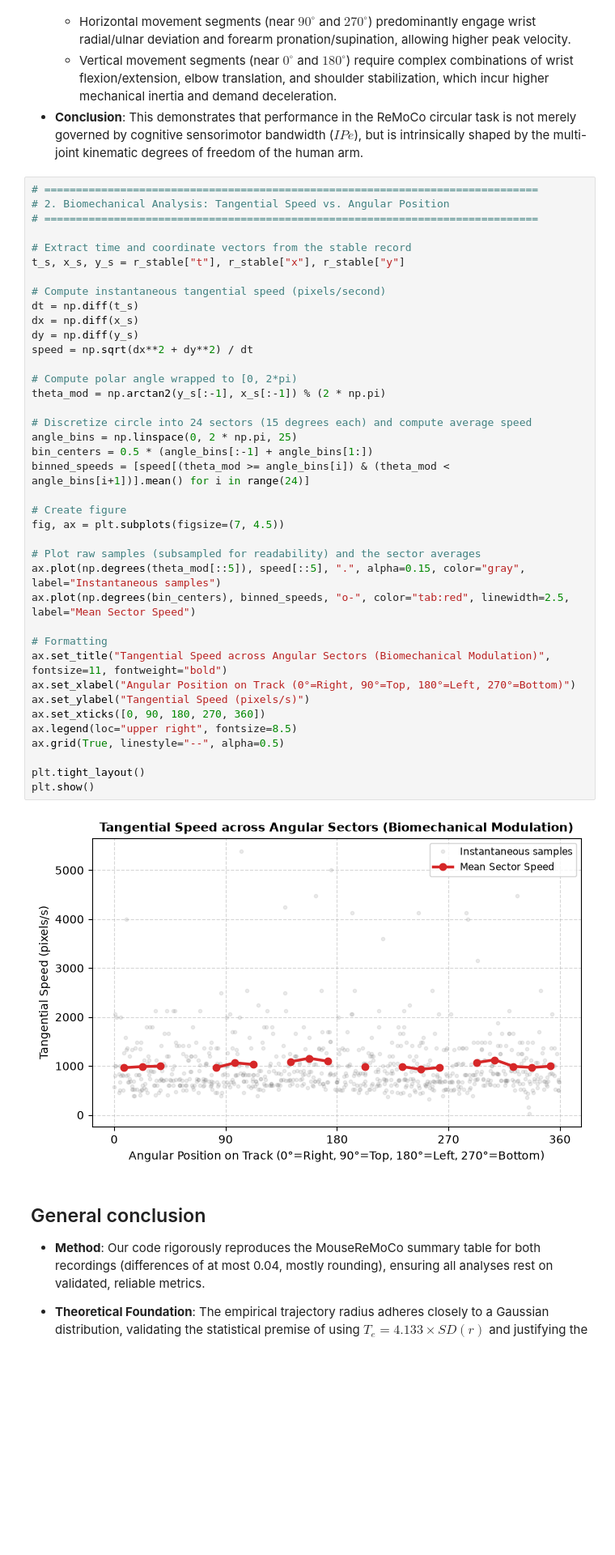
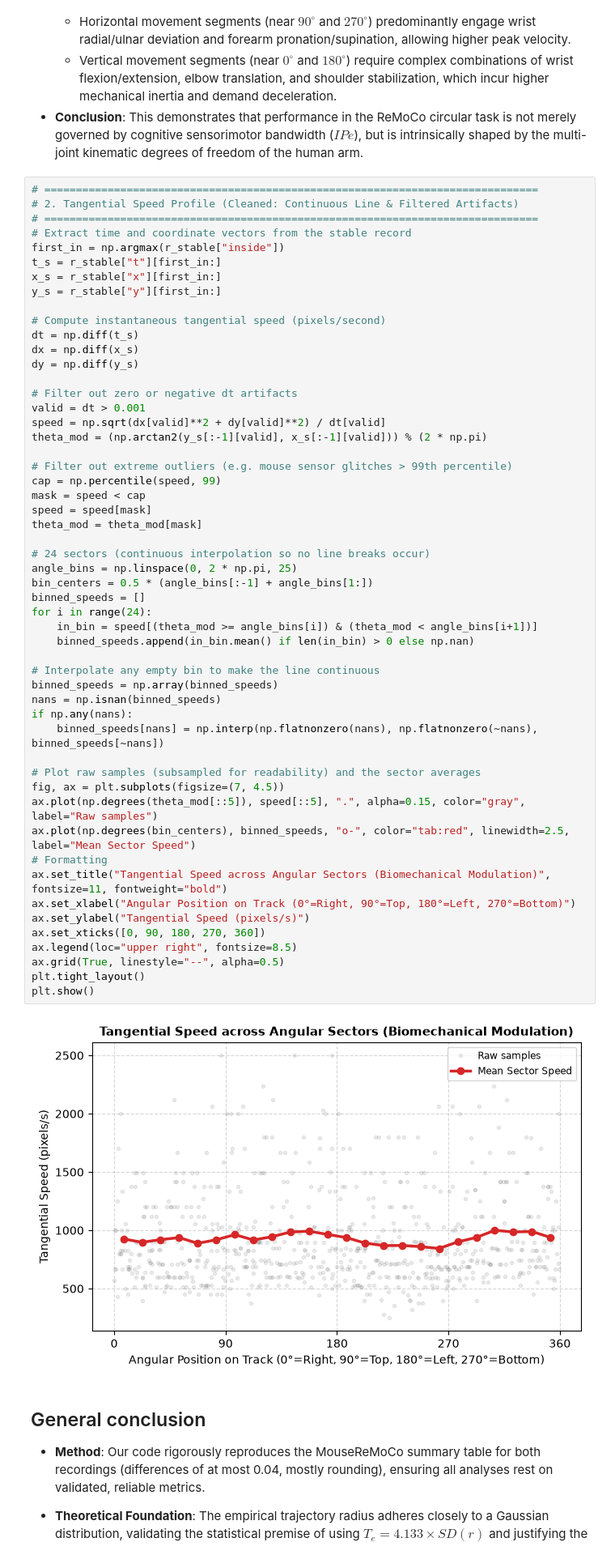
Before and after one commit to ValentinBAL-student/Circular-task, a Jupyter notebook: Comparative_analysis.ipynb, the cells around one changed output. Shown at 81% size. Drawn from its saved outputs; the diff is of its cells as text; blank space fills up the shorter version.

```diff
--- a/Comparative_analysis.ipynb
+++ b/Comparative_analysis.ipynb
@@ -202,45 +201,59 @@ plt.show()
 - **Conclusion**: This demonstrates that performance in the ReMoCo circular task is not merely governed by cognitive sensorimotor bandwidth ($IPe$), but is intrinsically shaped by the multi-joint kinematic degrees of freedom of the human arm.
 # %%
 # ==============================================================================
-# 2. Biomechanical Analysis: Tangential Speed vs. Angular Position
+# 2. Tangential Speed Profile (Cleaned: Continuous Line & Filtered Artifacts)
 # ==============================================================================
-
 # Extract time and coordinate vectors from the stable record
-t_s, x_s, y_s = r_stable["t"], r_stable["x"], r_stable["y"]
+first_in = np.argmax(r_stable["inside"])
+t_s = r_stable["t"][first_in:]
+x_s = r_stable["x"][first_in:]
+y_s = r_stable["y"][first_in:]
 
 # Compute instantaneous tangential speed (pixels/second)
 dt = np.diff(t_s)
 dx = np.diff(x_s)
 dy = np.diff(y_s)
-speed = np.sqrt(dx**2 + dy**2) / dt
 
-# Compute polar angle wrapped to [0, 2*pi)
-theta_mod = np.arctan2(y_s[:-1], x_s[:-1]) % (2 * np.pi)
+# Filter out zero or negative dt artifacts
+valid = dt > 0.001
+speed = np.sqrt(dx[valid]**2 + dy[valid]**2) / dt[valid]
+theta_mod = (np.arctan2(y_s[:-1][valid], x_s[:-1][valid])) % (2 * np.pi)
 
-# Discretize circle into 24 sectors (15 degrees each) and compute average speed
+# Filter out extreme outliers (e.g. mouse sensor glitches > 99th percentile)
+cap = np.percentile(speed, 99)
+mask = speed < cap
+speed = speed[mask]
+theta_mod = theta_mod[mask]
+
+# 24 sectors (continuous interpolation so no line breaks occur)
 angle_bins = np.linspace(0, 2 * np.pi, 25)
 bin_centers = 0.5 * (angle_bins[:-1] + angle_bins[1:])
-binned_speeds = [speed[(theta_mod >= angle_bins[i]) & (theta_mod < angle_bins[i+1])].mean() for i in range(24)]
+binned_speeds = []
+for i in range(24):
+    in_bin = speed[(theta_mod >= angle_bins[i]) & (theta_mod < angle_bins[i+1])]
+    binned_speeds.append(in_bin.mean() if len(in_bin) > 0 else np.nan)
 
-# Create figure
-fig, ax = plt.subplots(figsize=(7, 4.5))
+# Interpolate any empty bin to make the line continuous
+binned_speeds = np.array(binned_speeds)
+nans = np.isnan(binned_speeds)
+if np.any(nans):
+    binned_speeds[nans] = np.interp(np.flatnonzero(nans), np.flatnonzero(~nans), binned_speeds[~nans])
 
 # Plot raw samples (subsampled for readability) and the sector averages
-ax.plot(np.degrees(theta_mod[::5]), speed[::5], ".", alpha=0.15, color="gray", label="Instantaneous samples")
+fig, ax = plt.subplots(figsize=(7, 4.5))
+ax.plot(np.degrees(theta_mod[::5]), speed[::5], ".", alpha=0.15, color="gray", label="Raw samples")
 ax.plot(np.degrees(bin_centers), binned_speeds, "o-", color="tab:red", linewidth=2.5, label="Mean Sector Speed")
-
 # Formatting
 ax.set_title("Tangential Speed across Angular Sectors (Biomechanical Modulation)", fontsize=11, fontweight="bold")
 ax.set_xlabel("Angular Position on Track (0°=Right, 90°=Top, 180°=Left, 270°=Bottom)")
 ax.set_ylabel("Tangential Speed (pixels/s)")
 ax.set_xticks([0, 90, 180, 270, 360])
 ax.legend(loc="upper right", fontsize=8.5)
 ax.grid(True, linestyle="--", alpha=0.5)
-
 plt.tight_layout()
 plt.show()
 # %% [output]
-[figure, old version]
+[figure, new version]
 # %% [markdown]
 ## General conclusion
 
```
Also changed, not shown: parts of 1 cell of this notebook.
